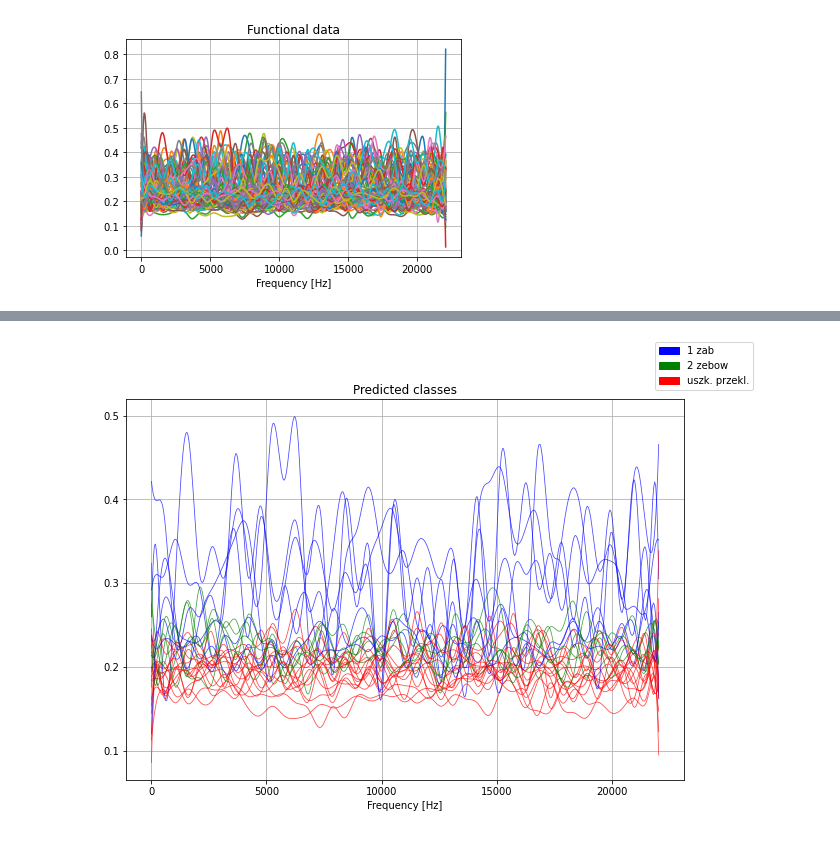
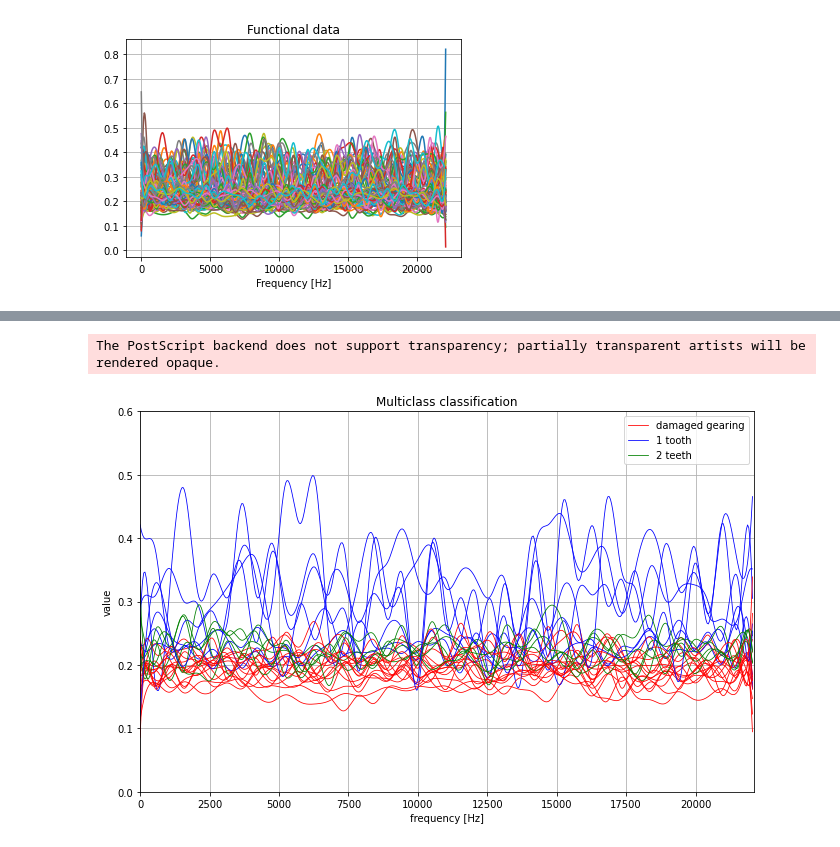
Before and after one commit to Porbi96/fda-time-series-classification, a Jupyter notebook: src/main.ipynb, the cells around one changed output, grey strips where cells are left out. Cells and saved outputs as stored; diff of their text form; code cells hidden in the pictures.

```diff
--- a/src/main.ipynb
+++ b/src/main.ipynb
@@ -233,9 +273,9 @@ fd1 = fd_up_fft
 fd2 = fd_1_fft
 fd3 = fd_2_fft
 
-fd1_label = 'uszk. przekl.'
-fd2_label = '1 zab'
-fd3_label = '2 zebow'
+fd1_label = 'damaged gearing'
+fd2_label = '1 tooth'
+fd3_label = '2 teeth'
 
 # Dataset concatenation:
 fd = fd1.concatenate(fd2).concatenate(fd3)
@@ -311,25 +351,36 @@ Model accuracy:  0.7777777777777778
 # %%
 # Visualization
 labels_pred = np.full(len(y_pred), fd1_label)
 labels_pred[y_pred==1] = fd2_label
 labels_pred[y_pred==2] = fd3_label
 colors = {
     fd1_label: 'red',
     fd2_label: 'blue',
     fd3_label: 'green',
 }
-fig = plt.figure(figsize=(10, 7))
+
+fig, ax = plt.subplots(1, figsize=(11, 7))
 x_val.plot(
-    fig=fig,
+    axes=ax,
     group=labels_pred,
     group_colors=colors,
     linewidth=0.8,
-    alpha=0.7,
-    legend=True,
 )
-plt.grid()
-plt.title('Predicted classes')
-plt.xlabel('Frequency [Hz]')
+
+ax.set_title("Multiclass classification")
+ax.set(xlabel='frequency [Hz]', ylabel='value')
+ax.legend([fd1_label, fd2_label, fd3_label])
+leg = ax.get_legend()
+leg.legendHandles[0].set_color(colors[fd1_label])
+leg.legendHandles[1].set_color(colors[fd2_label])
+leg.legendHandles[2].set_color(colors[fd3_label])
+ax.grid()
+plt.ylim([0, 0.6])
+plt.xlim([0, 22100])
+
+
+plt.savefig("../docs/imgs/multiclass_classification.eps", dpi=150, bbox_inches='tight')
 plt.show()
 # %% [output]
+The PostScript backend does not support transparency; partially transparent artists will be rendered opaque.
-[figure, old version]
+[figure, new version]
```
Also changed, not shown: parts of 6 cells of this notebook, 6 other files.
